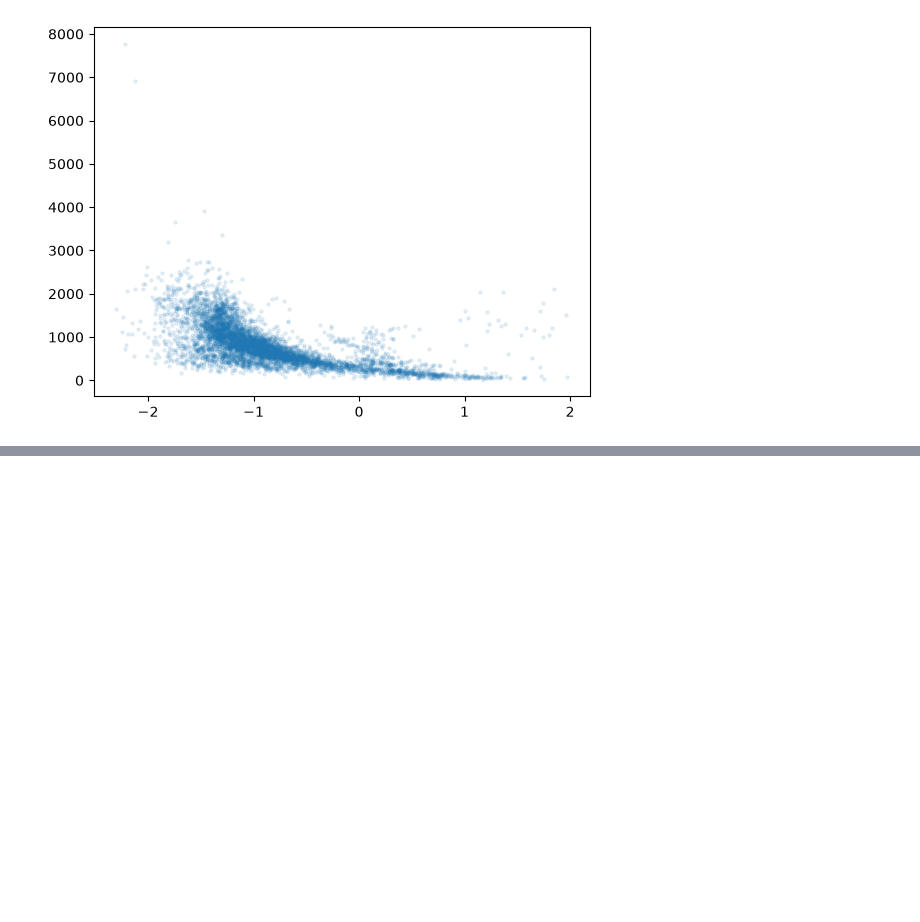
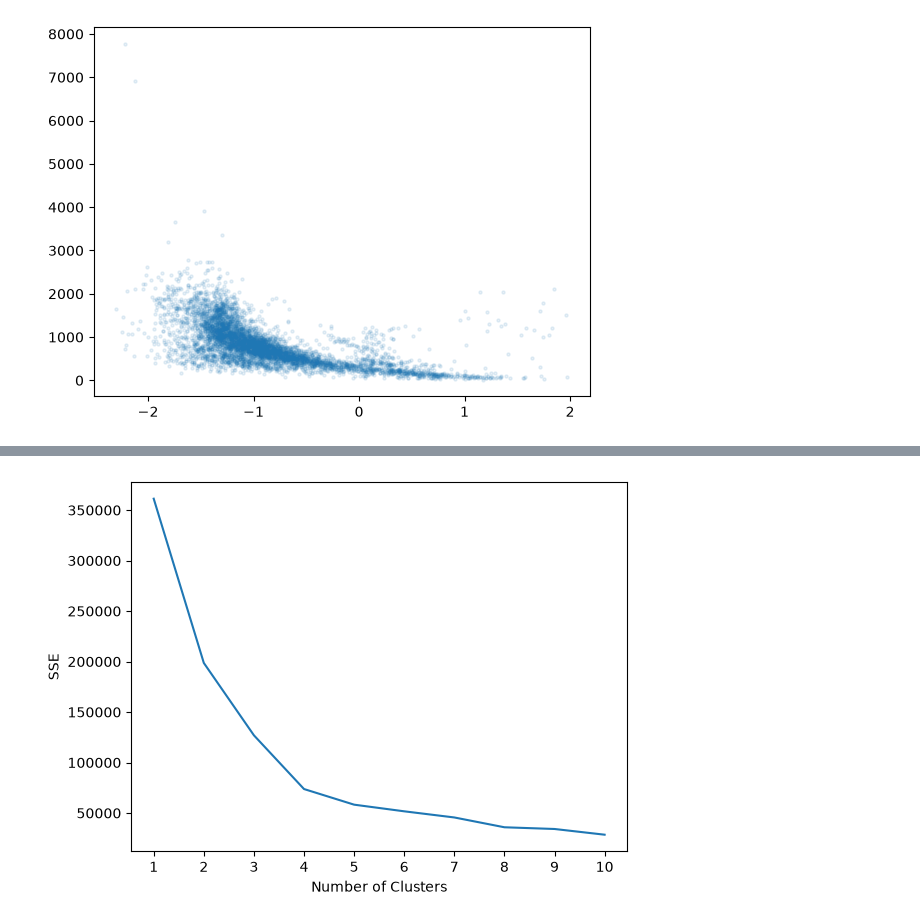
Before and after one commit to C00299231/DataScProject, a Jupyter notebook: clusteringTest.ipynb, the cells around one changed output, grey strips where cells are left out. Saved outputs shown, nothing was run; the diff lists cells and outputs as text; code cells hidden in the pictures; blank space fills up the shorter version.

```diff
--- a/clusteringTest.ipynb
+++ b/clusteringTest.ipynb
@@ -216,0 +260,25 @@ Calinski-Harabasz Score: 30118.074506912453
+# %%
+# https://www.statology.org/elbow-method-in-python/
+from sklearn.cluster import KMeans
+
+kmeans_kwargs = {
+"init": "random",
+"n_init": 10,
+"random_state": 1,
+}
+
+#create list to hold SSE values for each k
+sse = []
+for k in range(1, 11):
+    kmeans = KMeans(n_clusters=k, **kmeans_kwargs)
+    kmeans.fit(d)
+    sse.append(kmeans.inertia_)
+
+#visualize results
+plt.plot(range(1, 11), sse)
+plt.xticks(range(1, 11))
+plt.xlabel("Number of Clusters")
+plt.ylabel("SSE")
+plt.show()
+# %% [output]
+[figure, added]
```
Also changed, not shown: parts of 5 cells of this notebook, 4 other files.
